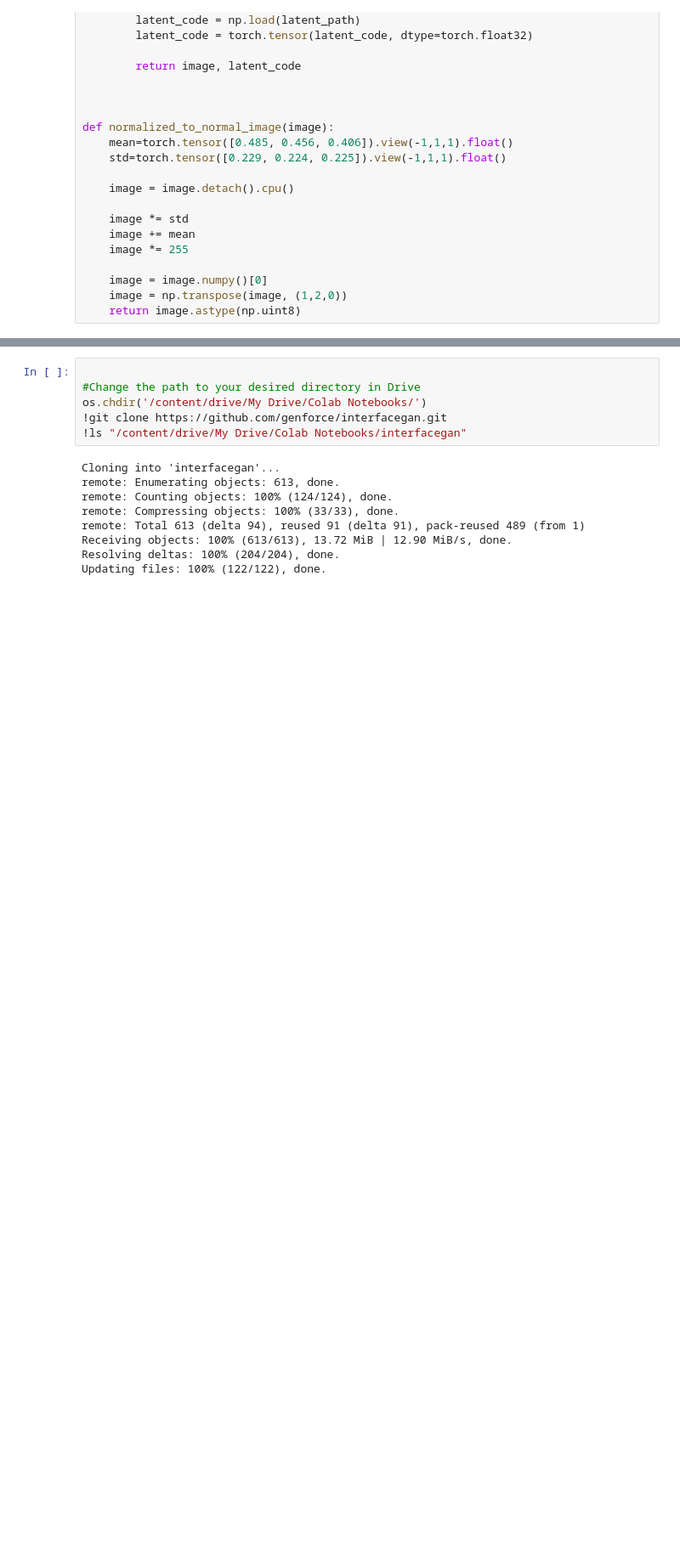
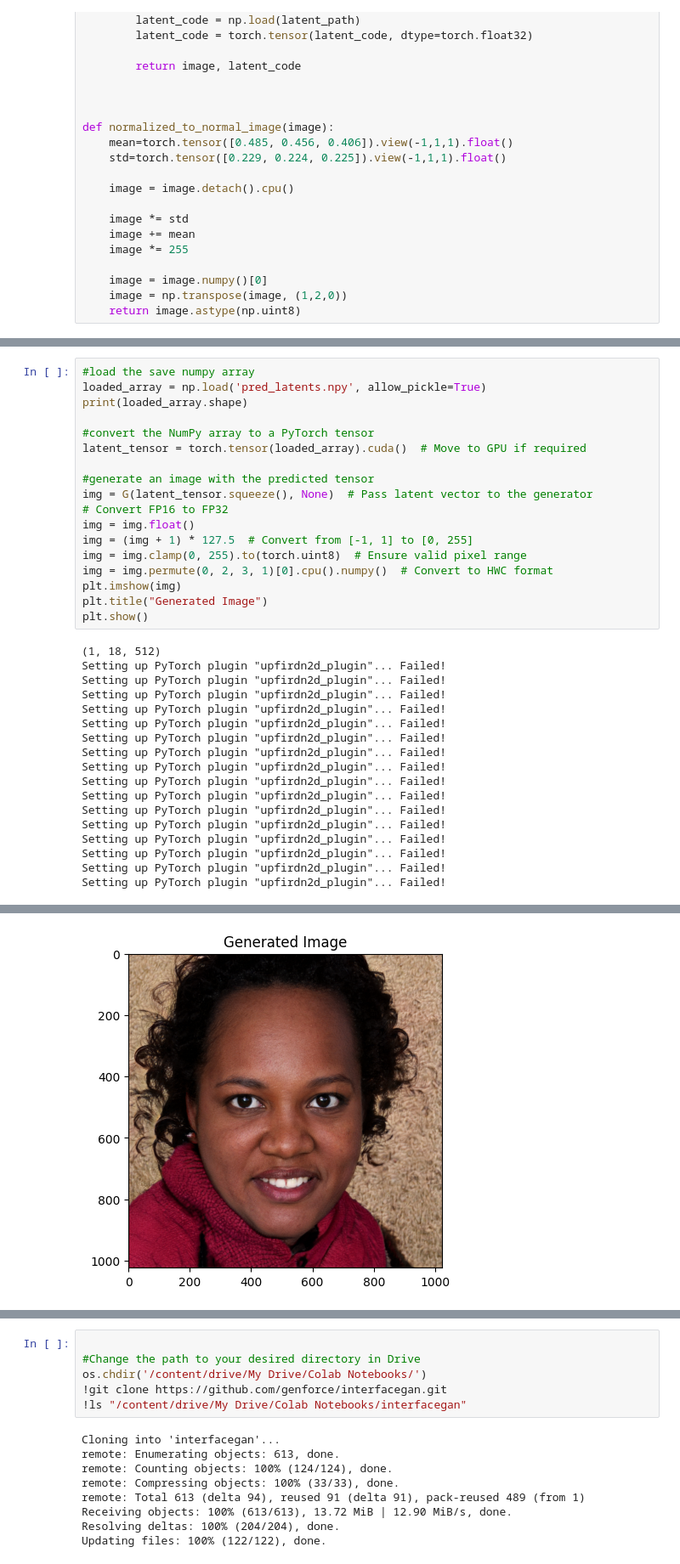
Before and after one commit to mha142/my_pytorch_tutorials, a Jupyter notebook: test_our_model_run_enocde_image_to_get_latent.ipynb, the cells around one changed output, grey strips where cells are left out. Shown: that part at 85% size. Drawn from its saved outputs; the diff is of its cells as text; blank space fills up the shorter version.

```diff
--- a/test_our_model_run_enocde_image_to_get_latent.ipynb
+++ b/test_our_model_run_enocde_image_to_get_latent.ipynb
@@ -239,0 +251,36 @@ ImportError: /root/.cache/torch_extensions/py310_cu121/upfirdn2d_plugin/upfirdn2
+# %%
+#load the save numpy array
+loaded_array = np.load('pred_latents.npy', allow_pickle=True)
+print(loaded_array.shape)
+
+#convert the NumPy array to a PyTorch tensor
+latent_tensor = torch.tensor(loaded_array).cuda()  # Move to GPU if required
+
+#generate an image with the predicted tensor
+img = G(latent_tensor.squeeze(), None)  # Pass latent vector to the generator
+# Convert FP16 to FP32
+img = img.float()
+img = (img + 1) * 127.5  # Convert from [-1, 1] to [0, 255]
+img = img.clamp(0, 255).to(torch.uint8)  # Ensure valid pixel range
+img = img.permute(0, 2, 3, 1)[0].cpu().numpy()  # Convert to HWC format
+plt.imshow(img)
+plt.title("Generated Image")
+plt.show()
+# %% [output]
+(1, 18, 512)
+Setting up PyTorch plugin "upfirdn2d_plugin"... Failed!
+Setting up PyTorch plugin "upfirdn2d_plugin"... Failed!
+Setting up PyTorch plugin "upfirdn2d_plugin"... Failed!
+Setting up PyTorch plugin "upfirdn2d_plugin"... Failed!
+Setting up PyTorch plugin "upfirdn2d_plugin"... Failed!
+Setting up PyTorch plugin "upfirdn2d_plugin"... Failed!
+Setting up PyTorch plugin "upfirdn2d_plugin"... Failed!
+Setting up PyTorch plugin "upfirdn2d_plugin"... Failed!
+Setting up PyTorch plugin "upfirdn2d_plugin"... Failed!
+Setting up PyTorch plugin "upfirdn2d_plugin"... Failed!
+Setting up PyTorch plugin "upfirdn2d_plugin"... Failed!
+Setting up PyTorch plugin "upfirdn2d_plugin"... Failed!
+Setting up PyTorch plugin "upfirdn2d_plugin"... Failed!
+Setting up PyTorch plugin "upfirdn2d_plugin"... Failed!
+Setting up PyTorch plugin "upfirdn2d_plugin"... Failed!
+Setting up PyTorch plugin "upfirdn2d_plugin"... Failed!
@@ -240,2 +304,3 @@ ImportError: /root/.cache/torch_extensions/py310_cu121/upfirdn2d_plugin/upfirdn2
+[figure, added]
 # %%
 #TO DO :
```
Also changed, not shown: parts of 4 cells of this notebook.
